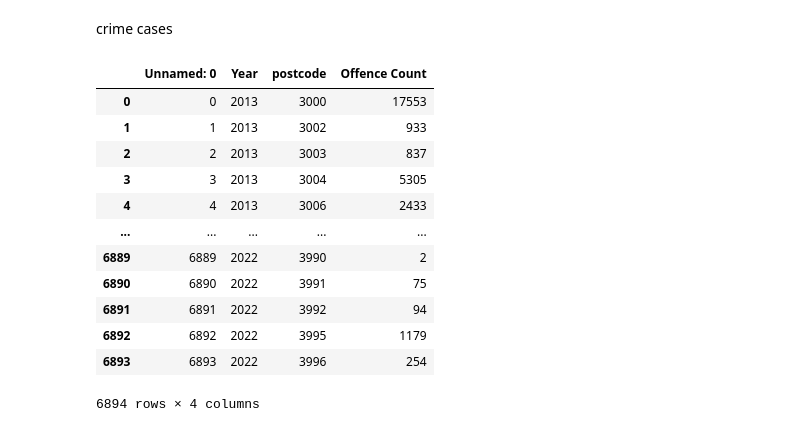
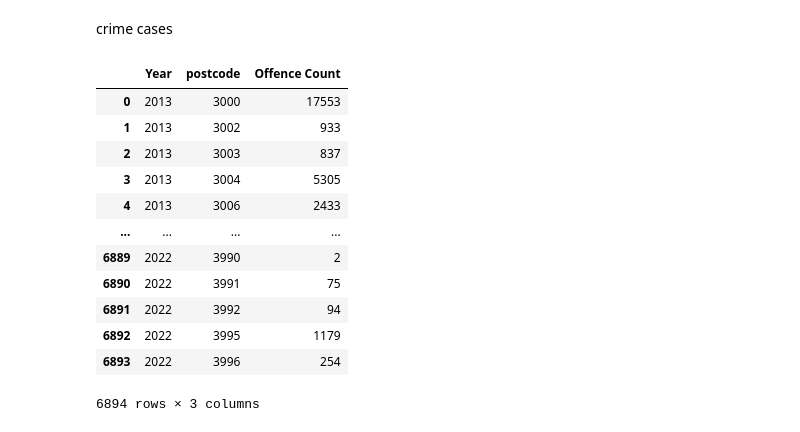
Before and after one commit to MAST30034-Applied-Data-Science/generic-real-estate-consulting-project-group-43, a Jupyter notebook: notebooks/External/external_merge.ipynb, the cells around one changed output. Saved outputs shown, nothing was run; the diff lists cells and outputs as text; code cells hidden in the pictures.

```diff
--- a/notebooks/External/external_merge.ipynb
+++ b/notebooks/External/external_merge.ipynb
@@ -104,23 +112,23 @@ for i in year:
 # %% [markdown]
 crime cases
 # %%
-crime_cases = pd.read_csv('../../data/curated/crime_cases.csv')
+crime_cases = pd.read_csv('../../data/curated/crime_cases.csv', index_col=[0])
 crime_cases = crime_cases.rename(columns={'Postcode': 'postcode'})
 crime_cases
 # %% [output]
-|  | Unnamed: 0 | Year | postcode | Offence Count |
-| 0 | 0 | 2013 | 3000 | 17553 |
-| 1 | 1 | 2013 | 3002 | 933 |
-| 2 | 2 | 2013 | 3003 | 837 |
-| 3 | 3 | 2013 | 3004 | 5305 |
-| 4 | 4 | 2013 | 3006 | 2433 |
-| ... | ... | ... | ... | ... |
-| 6889 | 6889 | 2022 | 3990 | 2 |
-| 6890 | 6890 | 2022 | 3991 | 75 |
-| 6891 | 6891 | 2022 | 3992 | 94 |
-| 6892 | 6892 | 2022 | 3995 | 1179 |
-| 6893 | 6893 | 2022 | 3996 | 254 |
+|  | Year | postcode | Offence Count |
+| 0 | 2013 | 3000 | 17553 |
+| 1 | 2013 | 3002 | 933 |
+| 2 | 2013 | 3003 | 837 |
+| 3 | 2013 | 3004 | 5305 |
+| 4 | 2013 | 3006 | 2433 |
+| ... | ... | ... | ... |
+| 6889 | 2022 | 3990 | 2 |
+| 6890 | 2022 | 3991 | 75 |
+| 6891 | 2022 | 3992 | 94 |
+| 6892 | 2022 | 3995 | 1179 |
+| 6893 | 2022 | 3996 | 254 |
-6894 rows × 4 columns
+6894 rows × 3 columns
 # %%
 year = [2013, 2014, 2015, 2016, 2017, 2018, 2019, 2020, 2021, 2022]
 
```
Also changed, not shown: parts of 13 cells of this notebook, 2 other files.
